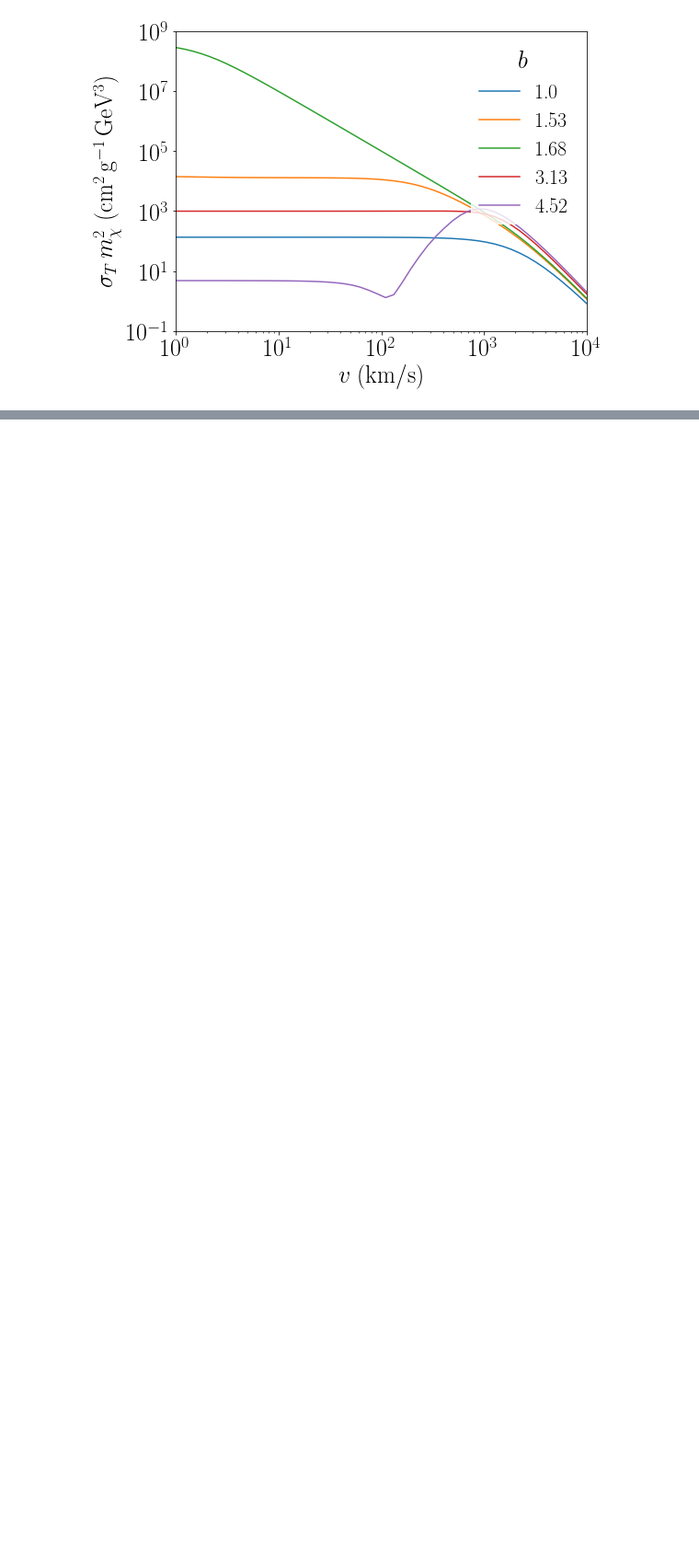
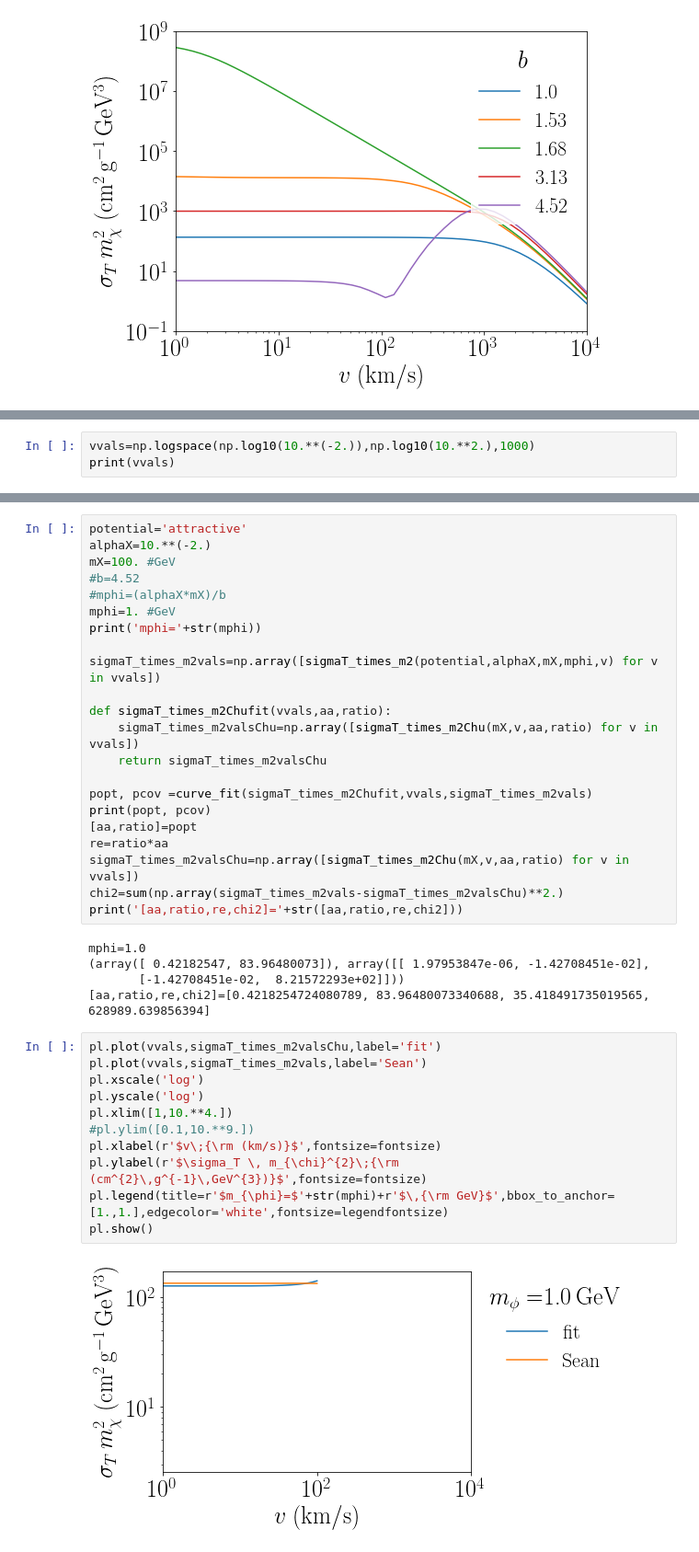
Before and after one commit to LauraSagunski/Self-interaction-cross-section, a Jupyter notebook: Self-interaction_cross_section.ipynb, the cells around one changed output, grey strips where cells are left out. Shown: that part at 92% size. Cells and saved outputs as stored; diff of their text form; blank space fills up the shorter version.

```diff
--- a/Self-interaction_cross_section.ipynb
+++ b/Self-interaction_cross_section.ipynb
@@ -140,0 +323,3 @@ pl.show() #Ok. In accordance with Fig. 3 in Sean's paper 1302.3898.
+# %%
+vvals=np.logspace(np.log10(10.**(-2.)),np.log10(10.**2.),1000)
+print(vvals)
@@ -140,0 +344,40 @@ pl.show() #Ok. In accordance with Fig. 3 in Sean's paper 1302.3898.
+# %%
+potential='attractive'
+alphaX=10.**(-2.)
+mX=100. #GeV
+#b=4.52
+#mphi=(alphaX*mX)/b
+mphi=1. #GeV
+print('mphi='+str(mphi))
+
+sigmaT_times_m2vals=np.array([sigmaT_times_m2(potential,alphaX,mX,mphi,v) for v in vvals])
+
+def sigmaT_times_m2Chufit(vvals,aa,ratio):
+    sigmaT_times_m2valsChu=np.array([sigmaT_times_m2Chu(mX,v,aa,ratio) for v in vvals])
+    return sigmaT_times_m2valsChu
+
+popt, pcov =curve_fit(sigmaT_times_m2Chufit,vvals,sigmaT_times_m2vals)
+print(popt, pcov)
+[aa,ratio]=popt
+re=ratio*aa
+sigmaT_times_m2valsChu=np.array([sigmaT_times_m2Chu(mX,v,aa,ratio) for v in vvals])
+chi2=sum(np.array(sigmaT_times_m2vals-sigmaT_times_m2valsChu)**2.)
+print('[aa,ratio,re,chi2]='+str([aa,ratio,re,chi2]))
+# %% [output]
+mphi=1.0
+(array([ 0.42182547, 83.96480073]), array([[ 1.97953847e-06, -1.42708451e-02],
+       [-1.42708451e-02,  8.21572293e+02]]))
+[aa,ratio,re,chi2]=[0.4218254724080789, 83.96480073340688, 35.418491735019565, 628989.639856394]
+# %%
+pl.plot(vvals,sigmaT_times_m2valsChu,label='fit')
+pl.plot(vvals,sigmaT_times_m2vals,label='Sean')
+pl.xscale('log')
+pl.yscale('log')
+pl.xlim([1,10.**4.])
+#pl.ylim([0.1,10.**9.])
+pl.xlabel(r'$v\;{\rm (km/s)}$',fontsize=fontsize)
+pl.ylabel(r'$\sigma_T \, m_{\chi}^{2}\;{\rm (cm^{2}\,g^{-1}\,GeV^{3})}$',fontsize=fontsize)
+pl.legend(title=r'$m_{\phi}=$'+str(mphi)+r'$\,{\rm GeV}$',bbox_to_anchor=[1.,1.],edgecolor='white',fontsize=legendfontsize)
+pl.show()
+# %% [output]
+[figure, added]
```
Also changed, not shown: parts of 14 cells of this notebook, 1 other file.
